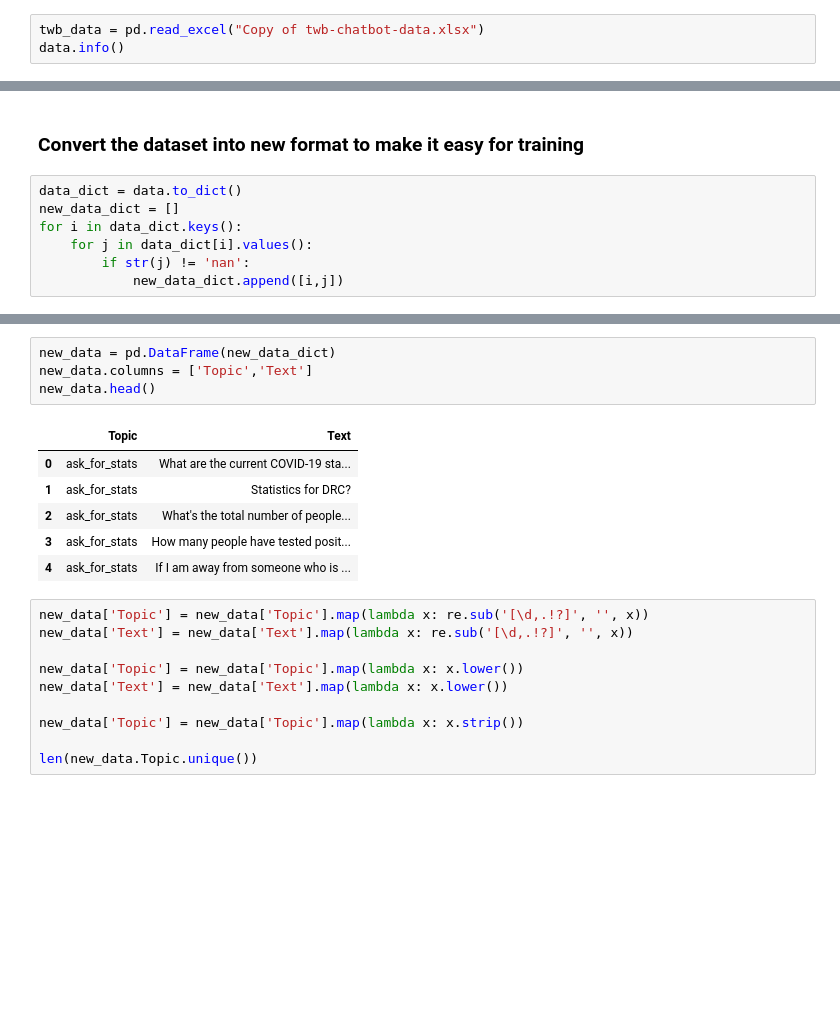
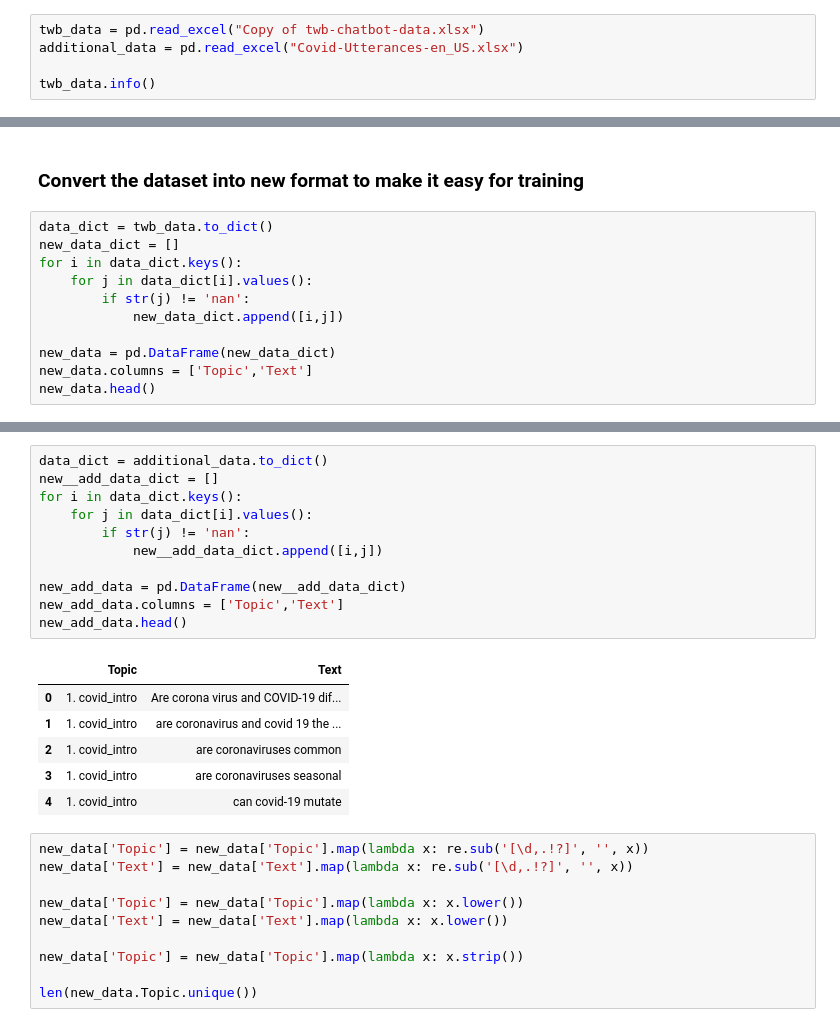
Before and after one commit to IsraelAbebe/COVID-19-Chatbot, a Jupyter notebook: LDA.ipynb, the cells around one changed output, grey strips where cells are left out. Saved outputs shown, nothing was run; the diff lists cells and outputs as text; blank space fills up the shorter version.

Commit message:
added new data

```diff
--- a/LDA.ipynb
+++ b/LDA.ipynb
@@ -9,7 +9,9 @@ import re
 ### Read Dataset from
 # %%
 twb_data = pd.read_excel("Copy of twb-chatbot-data.xlsx")
-data.info()
+additional_data = pd.read_excel("Covid-Utterances-en_US.xlsx")
+
+twb_data.info()
 # %% [output]
 <class 'pandas.core.frame.DataFrame'>
 RangeIndex: 35 entries, 0 to 34
@@ -42,9 +44,13 @@ data.head()
 # %% [markdown]
 ### Convert the dataset into new format to make it easy for training
 # %%
-data_dict = data.to_dict()
+data_dict = twb_data.to_dict()
 new_data_dict = []
 for i in data_dict.keys():
     for j in data_dict[i].values():
         if str(j) != 'nan':
             new_data_dict.append([i,j])
+
+new_data = pd.DataFrame(new_data_dict)
+new_data.columns = ['Topic','Text']
+new_data.head()
@@ -51,14 +64,21 @@ for i in data_dict.keys():
-# %%
-new_data = pd.DataFrame(new_data_dict)
-new_data.columns = ['Topic','Text']
-new_data.head()
-# %% [output]
-|  | Topic | Text |
-| 0 | ask_for_stats | What are the current COVID-19 sta... |
-| 1 | ask_for_stats | Statistics for DRC? |
-| 2 | ask_for_stats | What's the total number of people... |
-| 3 | ask_for_stats | How many people have tested posit... |
-| 4 | ask_for_stats | If I am away from someone who is ... |
+# %%
+data_dict = additional_data.to_dict()
+new__add_data_dict = []
+for i in data_dict.keys():
+    for j in data_dict[i].values():
+        if str(j) != 'nan':
+            new__add_data_dict.append([i,j])
+
+new_add_data = pd.DataFrame(new__add_data_dict)
+new_add_data.columns = ['Topic','Text']
+new_add_data.head()
+# %% [output]
+|  | Topic | Text |
+| 0 | 1. covid_intro | Are corona virus and COVID-19 dif... |
+| 1 | 1. covid_intro | are coronavirus and covid 19 the ... |
+| 2 | 1. covid_intro | are coronaviruses common |
+| 3 | 1. covid_intro | are coronaviruses seasonal |
+| 4 | 1. covid_intro | can covid-19 mutate |
 # %%
 new_data['Topic'] = new_data['Topic'].map(lambda x: re.sub('[\d,.!?]', '', x))
 new_data['Text'] = new_data['Text'].map(lambda x: re.sub('[\d,.!?]', '', x))
```
Also changed, not shown: parts of 6 cells of this notebook.
